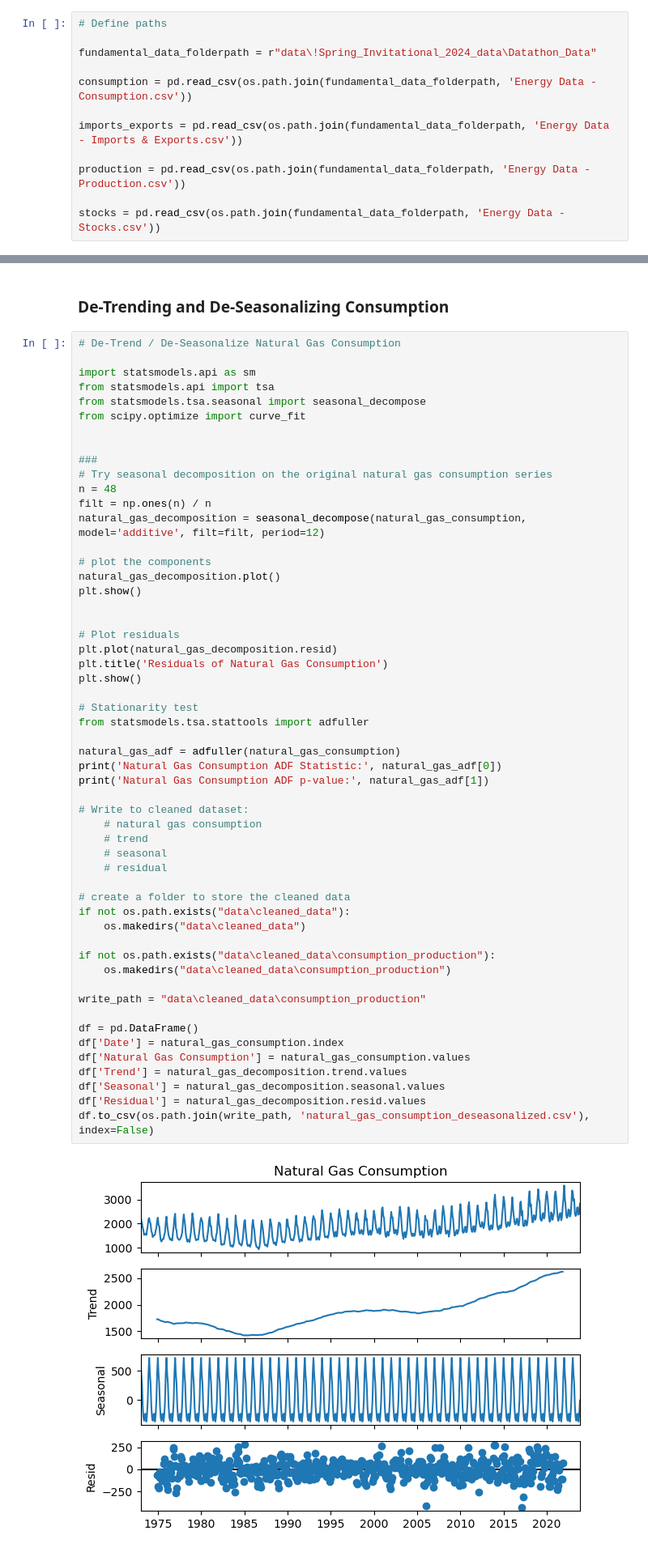
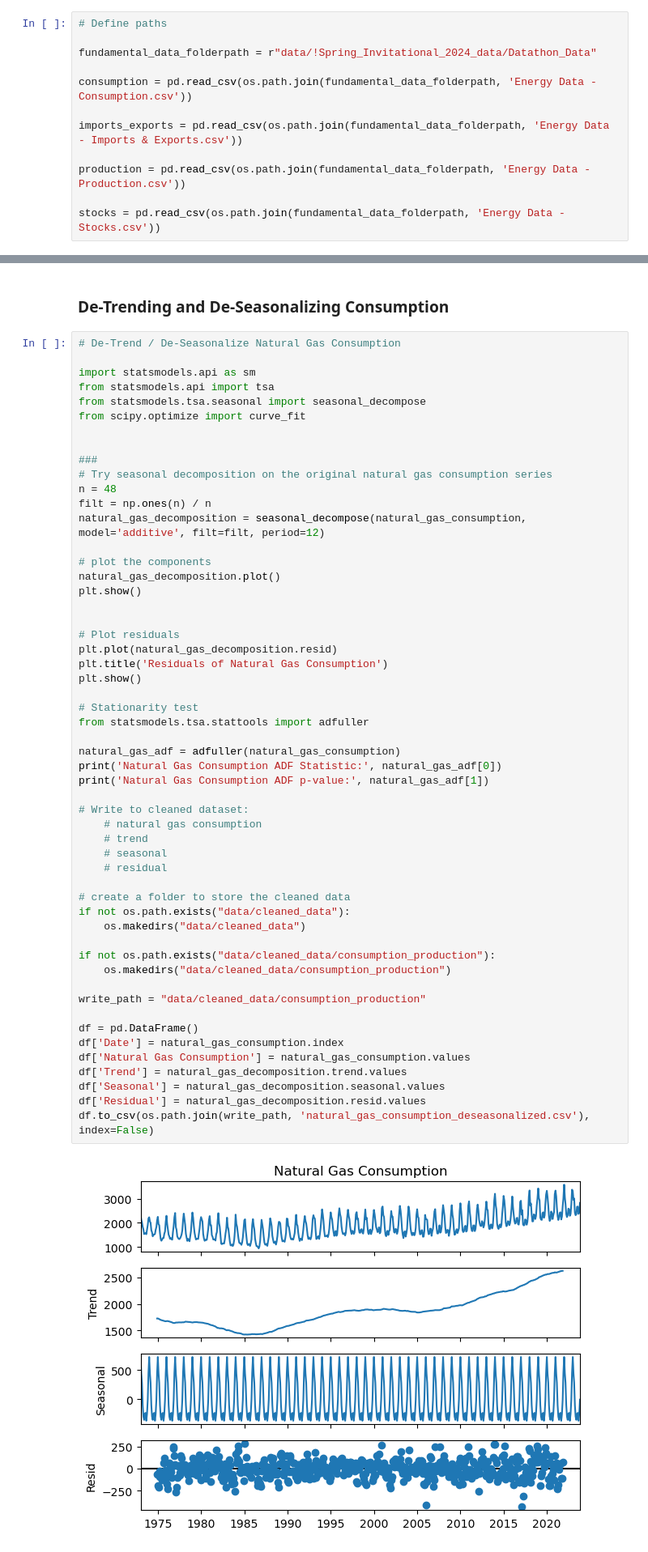
Before and after one commit to nklatsky/datathon-s24-team4-code, a Jupyter notebook: oil_gas_data_cleaning.ipynb, the cells around one changed output, grey strips where cells are left out. Shown at 81% size. Drawn from its saved outputs; the diff is of its cells as text.

```diff
--- a/oil_gas_data_cleaning.ipynb
+++ b/oil_gas_data_cleaning.ipynb
@@ -58,7 +58,7 @@ import matplotlib.pyplot as plt
 # %%
 # Define paths
 
-fundamental_data_folderpath = r"data\!Spring_Invitational_2024_data\Datathon_Data"
+fundamental_data_folderpath = r"data/!Spring_Invitational_2024_data/Datathon_Data"
 
 consumption = pd.read_csv(os.path.join(fundamental_data_folderpath, 'Energy Data - Consumption.csv'))
 
@@ -215,37 +215,37 @@ plt.show()
 # Plot residuals
 plt.plot(natural_gas_decomposition.resid)
 plt.title('Residuals of Natural Gas Consumption')
 plt.show()
 
 # Stationarity test
 from statsmodels.tsa.stattools import adfuller
 
 natural_gas_adf = adfuller(natural_gas_consumption)
 print('Natural Gas Consumption ADF Statistic:', natural_gas_adf[0])
 print('Natural Gas Consumption ADF p-value:', natural_gas_adf[1])
 
 # Write to cleaned dataset:
     # natural gas consumption
     # trend
     # seasonal
     # residual
 
 # create a folder to store the cleaned data
-if not os.path.exists("data\cleaned_data"):
-    os.makedirs("data\cleaned_data")
+if not os.path.exists("data/cleaned_data"):
+    os.makedirs("data/cleaned_data")
 
-if not os.path.exists("data\cleaned_data\consumption_production"):
-    os.makedirs("data\cleaned_data\consumption_production")
+if not os.path.exists("data/cleaned_data/consumption_production"):
+    os.makedirs("data/cleaned_data/consumption_production")
 
-write_path = "data\cleaned_data\consumption_production"
+write_path = "data/cleaned_data/consumption_production"
 
 df = pd.DataFrame()
 df['Date'] = natural_gas_consumption.index
 df['Natural Gas Consumption'] = natural_gas_consumption.values
 df['Trend'] = natural_gas_decomposition.trend.values
 df['Seasonal'] = natural_gas_decomposition.seasonal.values
 df['Residual'] = natural_gas_decomposition.resid.values
 df.to_csv(os.path.join(write_path, 'natural_gas_consumption_deseasonalized.csv'), index=False)
 # %% [output]
-[figure, old version]
+[figure, new version]
 [figure]
```
Also changed, not shown: parts of 8 cells of this notebook, 23 other files.
